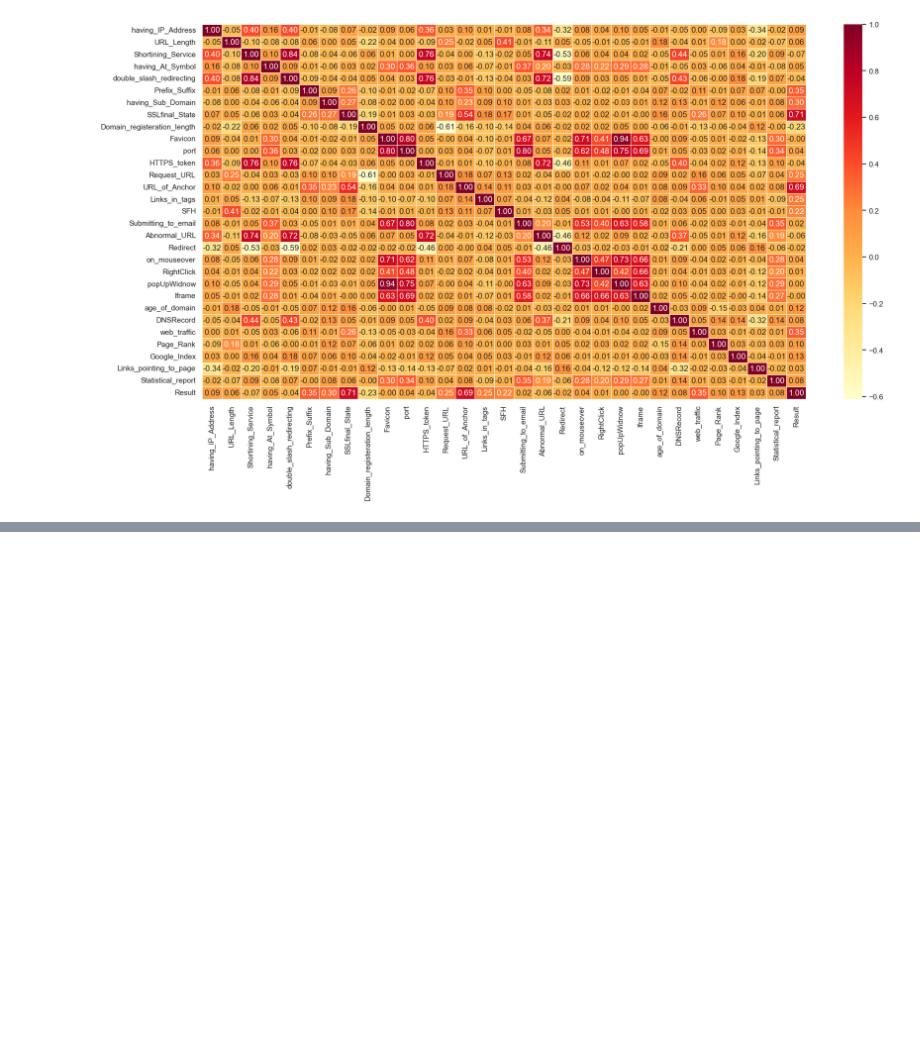
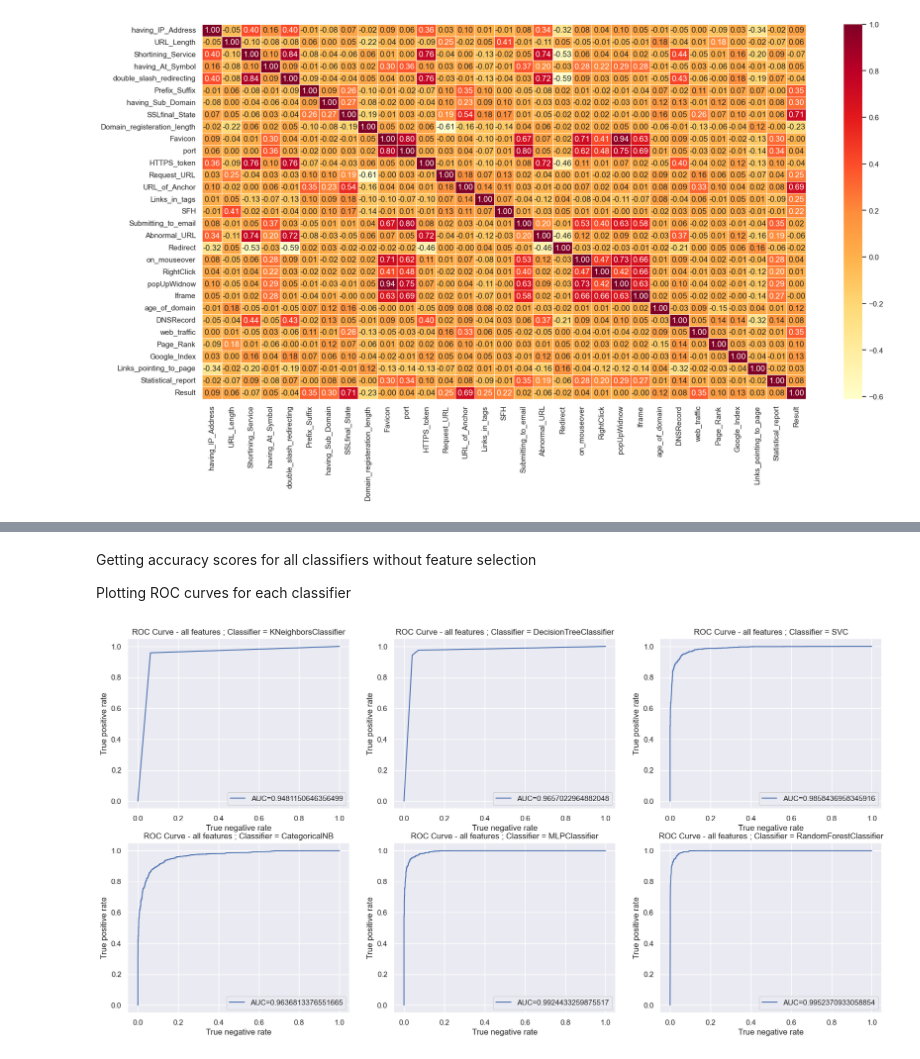
Before and after one commit to MR-adovan/UZOP_project, a Jupyter notebook: data_visiualization_Matija_Radovic.ipynb, the cells around one changed output, grey strips where cells are left out. Saved outputs shown, nothing was run; the diff lists cells and outputs as text; code cells hidden in the pictures; blank space fills up the shorter version.

```diff
--- a/data_visiualization_Matija_Radovic.ipynb
+++ b/data_visiualization_Matija_Radovic.ipynb
@@ -223,0 +386,30 @@ plt.show()
+# %% [markdown]
+Getting accuracy scores for all classifiers without feature selection
+
+Plotting ROC curves for each classifier
+# %%
+accuracy_scores_all_features = list()
+fig, axs = plt.subplots(2, 3)
+TPR_all = list()
+TNR_all = list()
+GM_all = list()
+classifiers_all_features = initializeClassifiers()
+for idx, classifier in enumerate(classifiers_all_features):
+    classifier.fit(X_train,y_train)
+    y_pred = classifier.predict(X_test)
+    accuracy_scores_all_features.append(metrics.accuracy_score(y_test,y_pred))
+    TPR_all.append(true_positive_rate(y_pred,y_test))
+    TNR_all.append(true_negative_rate(y_pred,y_test))
+    y_pred_proba = classifiers_all_features[idx].predict_proba(X_test)[::,1]
+    fpr, tpr, _ = metrics.roc_curve(y_test,  y_pred_proba)
+    auc = metrics.roc_auc_score(y_test, y_pred_proba)
+    axs[idx%2,idx%3].plot(fpr,tpr, label = "AUC="+str(auc))
+    axs[idx%2,idx%3].legend(loc="best")
+    axs[idx%2,idx%3].title.set_text("ROC Curve - all features ; Classifier = " + classifiers[idx].__class__.__name__)
+    axs[idx%2,idx%3].set(xlabel='True negative rate', ylabel='True positive rate')
+
+plt.show()
+
+GM_all = geometric_mean(TPR_all,TNR_all)
+# %% [output]
+[figure, added]
```
Also changed, not shown: parts of 21 cells of this notebook.
